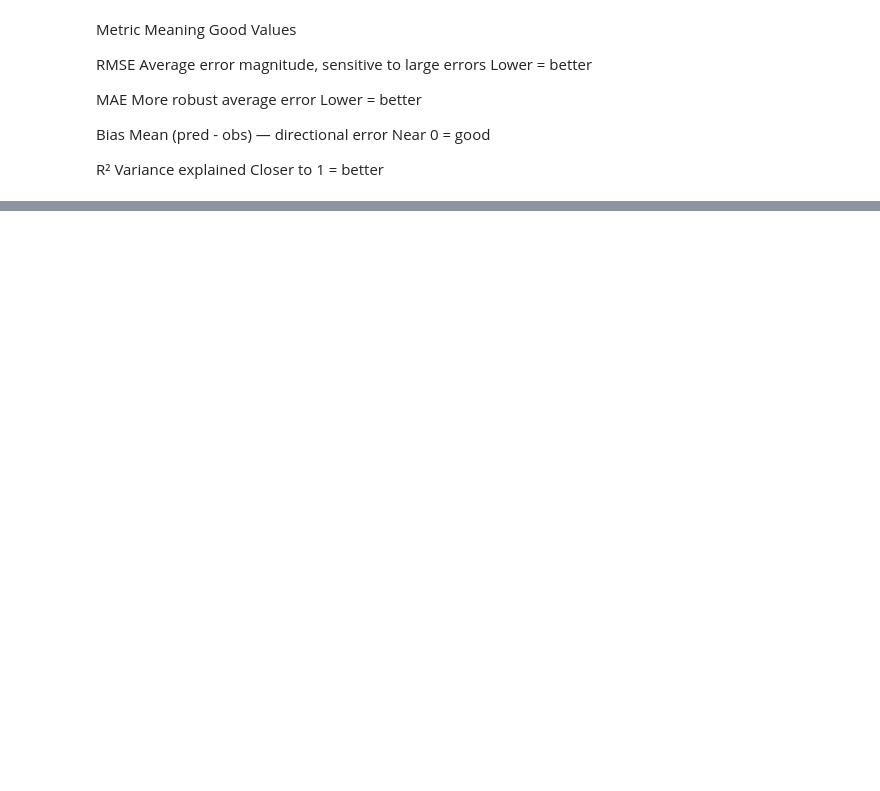
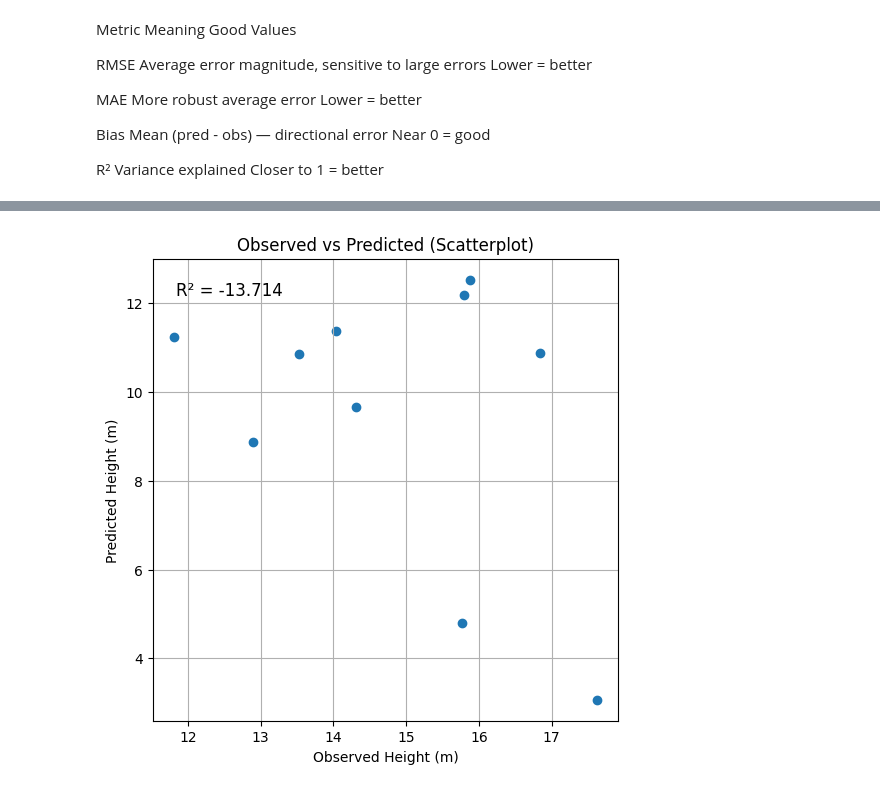
Before and after one commit to MayerT1/Prep_GEDI, a Jupyter notebook: GEDI_L1B_L2A_L2B_Native_EO_Res_Multi_Branch_Transformer.ipynb, the cells around one changed output, grey strips where cells are left out. Drawn from its saved outputs; the diff is of its cells as text; code cells hidden in the pictures; blank space fills up the shorter version.

```diff
--- a/GEDI_L1B_L2A_L2B_Native_EO_Res_Multi_Branch_Transformer.ipynb
+++ b/GEDI_L1B_L2A_L2B_Native_EO_Res_Multi_Branch_Transformer.ipynb
@@ -8611,9 +9939,9 @@ GEE
 # %%
-# # Sample predicted raster at plot locations
-# samples = pred_img.sampleRegions(
-#     collection=in_situ,
-#     properties=['Avg_Plot_Ht'],
-#     scale=10,
-#     geometries=False
-# )
+# Sample predicted raster at plot locations
+samples = pred_img.sampleRegions(
+    collection=in_situ,
+    properties=['Avg_Plot_Ht'],
+    scale=10,
+    geometries=False
+)
 # %%
@@ -8670 +10012,31 @@ R²	Variance explained	Closer to 1 = better
+# %%
+import matplotlib.pyplot as plt
+from sklearn.metrics import r2_score
+
+obs = df['obs']
+pred = df['pred']
+
+# Compute R²
+r2 = r2_score(obs, pred)
+
+plt.figure(figsize=(6,6))
+plt.scatter(obs, pred)
+
+plt.xlabel("Observed Height (m)")
+plt.ylabel("Predicted Height (m)")
+plt.title("Observed vs Predicted (Scatterplot)")
+
+# Annotate R² on plot
+plt.text(
+    0.05, 0.95,                # position in axis fraction (5% from left, 5% from top)
+    f"R² = {r2:.3f}",
+    transform=plt.gca().transAxes,
+    fontsize=12,
+    verticalalignment='top'
+)
+
+plt.grid(True)
+plt.show()
+# %% [output]
+[figure, added]
 # %%
```
Also changed, not shown: parts of 22 cells of this notebook.
